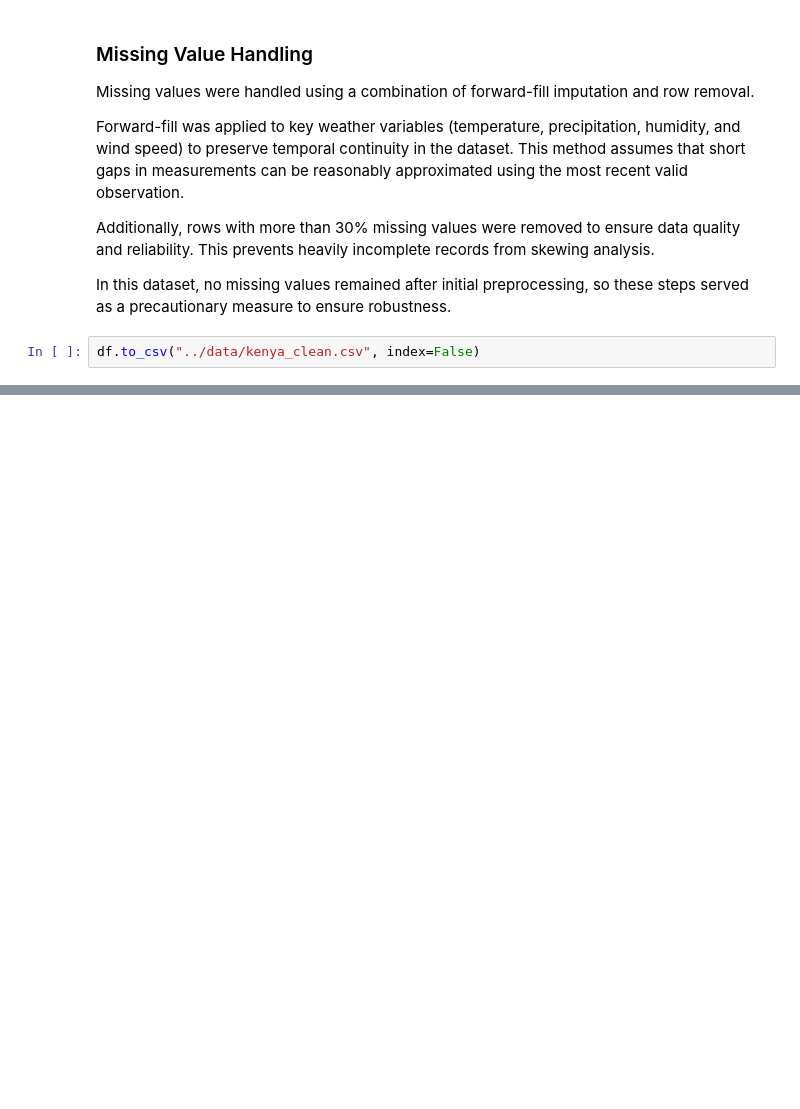
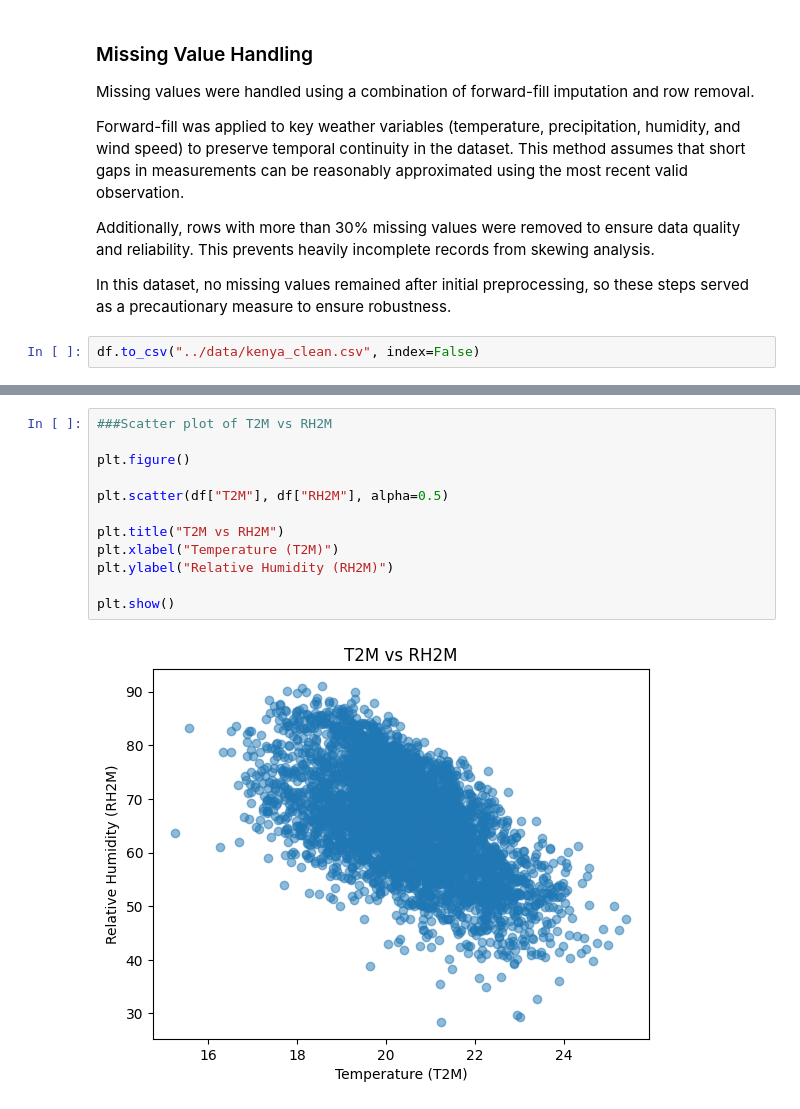
Before and after one commit to oim1999/climate-challenge-week0, a Jupyter notebook: notebooks/kenya_eda.ipynb, the cells around one changed output, grey strips where cells are left out. Cells and saved outputs as stored; diff of their text form; blank space fills up the shorter version.

```diff
--- a/notebooks/kenya_eda.ipynb
+++ b/notebooks/kenya_eda.ipynb
@@ -127,0 +191,14 @@ df.to_csv("../data/kenya_clean.csv", index=False)
+# %%
+###Scatter plot of T2M vs RH2M
+
+plt.figure()
+
+plt.scatter(df["T2M"], df["RH2M"], alpha=0.5)
+
+plt.title("T2M vs RH2M")
+plt.xlabel("Temperature (T2M)")
+plt.ylabel("Relative Humidity (RH2M)")
+
+plt.show()
+# %% [output]
+[figure, added]
```
Also changed, not shown: parts of 5 cells of this notebook.
